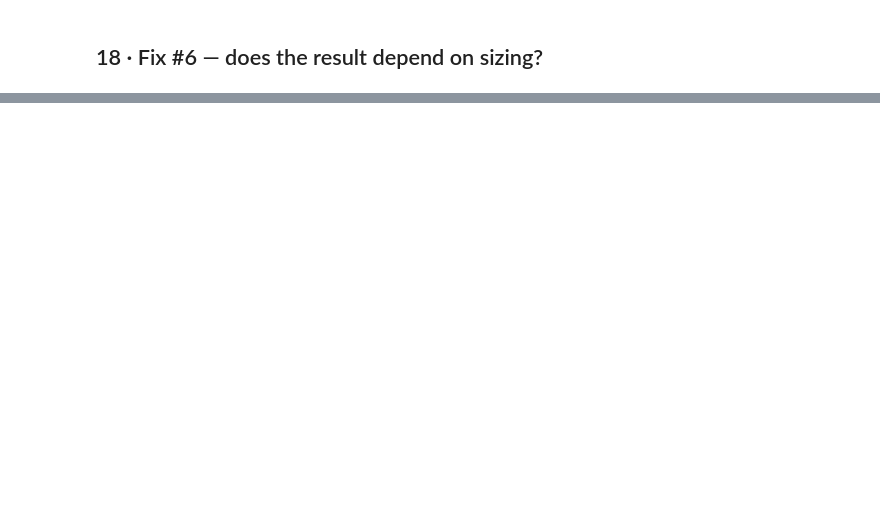
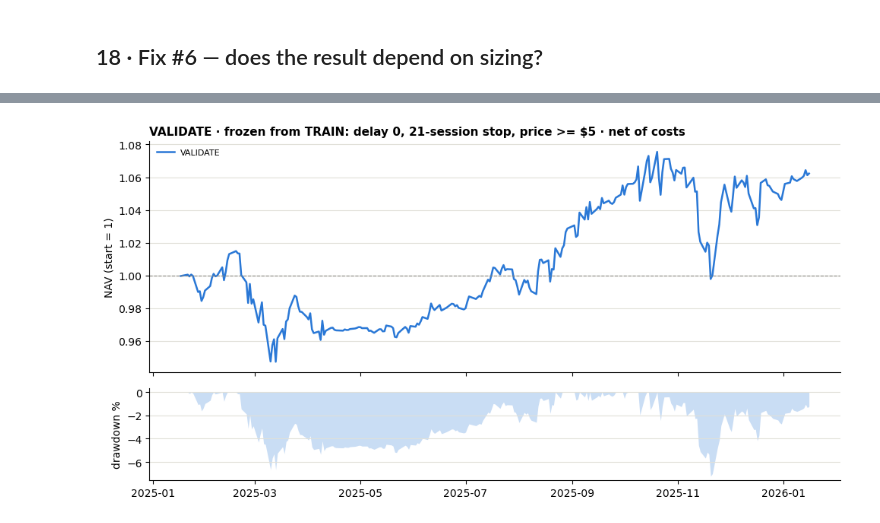
Before and after one commit to 124812/massiveandslightlypassive1, a Jupyter notebook: strategy_v2.ipynb, the cells around one changed output, grey strips where cells are left out. Saved outputs shown, nothing was run; the diff lists cells and outputs as text; code cells hidden in the pictures; blank space fills up the shorter version.

```diff
--- a/strategy_v2.ipynb
+++ b/strategy_v2.ipynb
@@ -1868,17 +2175,0 @@ display(pd.DataFrame(summary).set_index("window").T)
-# %%
-CHOSEN_POLICY = "hold to expiry"   # set from Cell A, in-sample only
-MIN_PRICE = 10                     # set from Cell A, in-sample only
-
-
-def run_frozen(st_list, label):
-    s = [x for x in st_list if x.S_e >= MIN_PRICE]
-    fx, ru = evaluate_v2(s, keep_paths=True, **POLICIES[CHOSEN_POLICY])
-    print(summarize(ru, label))
-    bt = portfolio_backtest(ru, s)
-    display(perf_metrics(bt, ru, label).to_frame())
-    plot_equity({label: bt["nav"]}, f"{label} · {CHOSEN_POLICY} · price >= ${MIN_PRICE} · net of costs")
-    return fx, ru
-
-
-fx_is, ru_is = run_frozen(structs, "in-sample")
-fx_oos, ru_oos = run_frozen(oos["structs"], "OOS 2026") if oos and oos.get("structs") else (None, None)
@@ -1929,0 +2182,64 @@ display(pd.DataFrame(perf).set_index("window").T)
+# %%
+def run_window(start: str, end: str, label: str, n_placebo: int = N_PLACEBO_OOS,
+               with_placebo: bool = RUN_PLACEBO, show: bool = True, with_portfolio: bool = True) -> dict | None:
+    """The whole frozen pipeline on one window. This is the sealed-window function.
+
+    Nothing is tuned here: the entry delay, the holding rule, the price floor, the liquidity floor
+    and the cost model are the values frozen in the TRAIN cell. The function reports the headline
+    event - placebo edge, and never inspects VALIDATE or TEST before TRAIN has been frozen.
+    """
+    ev = build_events_v2(start, end)
+    if ev.empty:
+        print(f"{label}: no events")
+        return None
+    ev = delisting_screen(ev)
+    if ev.empty:
+        print(f"{label}: no events survived the screens")
+        return None
+    s0, drops = price_events_v2(ev, 0, label)
+    s = liquid_price_filter(shift_entry(s0, ENTRY_DELAY), MIN_PRICE)
+    attach_capped_flags(s, ev)
+    fx, ru = evaluate_v2(s, keep_paths=True)
+    out = {"events": ev, "structs": s, "drops": drops, "fixed": fx, "rules": ru,
+           "gross": float(ru.gross.mean()) if not ru.empty else np.nan,
+           "cost_drag": float(ru.cost.mean() / ru.gross.mean()) if not ru.empty and ru.gross.mean() > 0 else np.nan}
+
+    if with_placebo:
+        pe = sample_placebo_events(ev, n_placebo, start, end, seed=11)
+        ps_raw, _ = price_events_v2(pe, 0, f"placebo {label}")
+        ps = liquid_price_filter(shift_entry(ps_raw, ENTRY_DELAY), MIN_PRICE)
+        pfx, pru = evaluate_v2(ps)
+        out.update({"placebo_structs": ps, "placebo_fixed": pfx, "placebo_rules": pru})
+        edge = edge_board(fx, pfx)
+    else:
+        out.update({"placebo_structs": [], "placebo_fixed": pd.DataFrame(), "placebo_rules": pd.DataFrame()})
+        edge = pd.DataFrame()
+    out["edge"] = edge
+
+    if show:
+        print(f"\n{label} · {start}..{end} · {len(ev)} events, {len(s)} structures, "
+              f"{len({(x.ticker, x.event_date) for x in s})} filings")
+        if not edge.empty:
+            display(edge.style.format({c: "{:+.2%}" for c in
+                                      ["event", "placebo", "edge", "edge_lo", "edge_hi"]}))
+        display(pd.concat([fmt_ci(board_v2(fx), name=f"{label} covered call (descriptive)"),
+                           fmt_ci(board_v2(fx, "stock"), name=f"{label} stock only"),
+                           fmt_ci(board_v2(out["placebo_fixed"]), name=f"{label} placebo covered call")]))
+    if with_portfolio and not ru.empty:
+        bt = portfolio_backtest(ru, s)
+        out["bt"] = bt
+        out["sharpe"] = sharpe_ci(bt["nav"])
+        perf.append(perf_metrics(bt, ru, label))
+        if show:
+            print(summarize(ru, label))
+            plot_equity({label: bt["nav"]},
+                        f"{label} · frozen from TRAIN: delay {ENTRY_DELAY}, {MAX_HOLD}-session stop, "
+                        f"price >= ${MIN_PRICE} · net of costs")
+    return out
+
+
+validate = run_window(VALIDATE_START, VALIDATE_END, "VALIDATE")
+test = run_window(OOS_START, OOS_END, "TEST (prescribed OOS)")
+stress = (run_window(STRESS_START, STRESS_END, "STRESS 2021-22")
+         if RUN_STRESS_WINDOW else None)
+# %% [output]
@@ -1929,0 +2278 @@ display(pd.DataFrame(perf).set_index("window").T)
+[figure, added]
```
Also changed, not shown: parts of 42 cells of this notebook, 1 other file.
